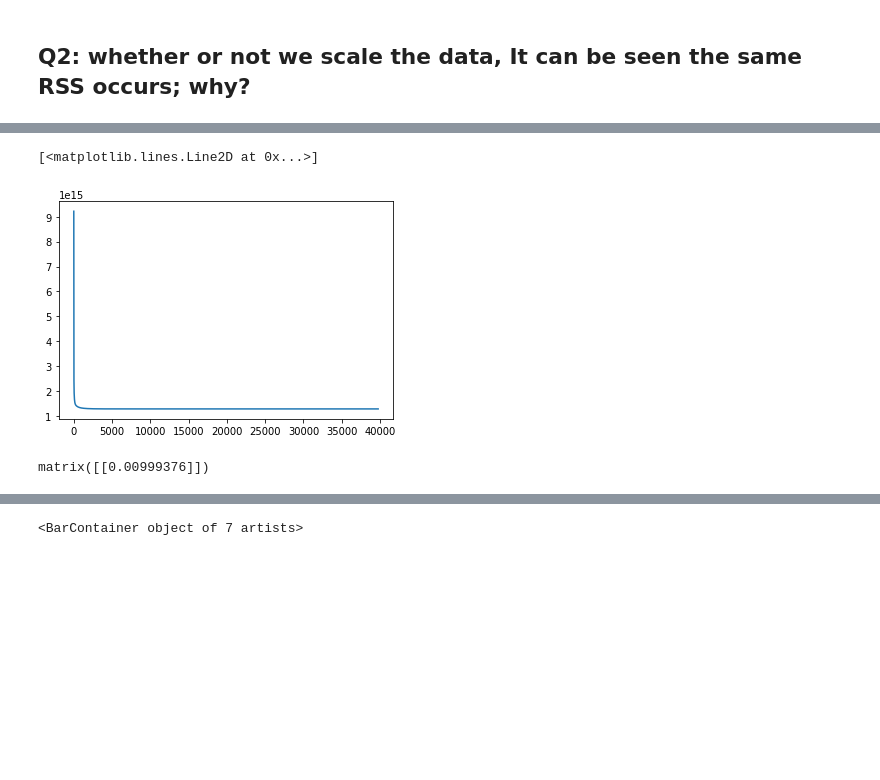
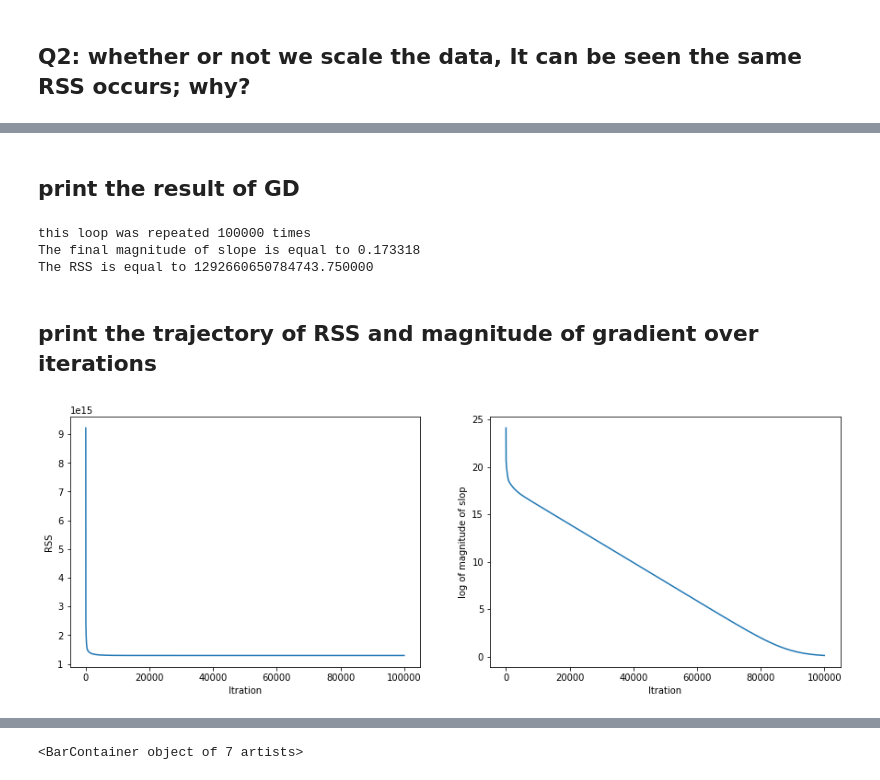
Before and after one commit to vahidseydi/Regression, a Jupyter notebook: Multiple_Regression.ipynb, the cells around one changed output, grey strips where cells are left out. Drawn from its saved outputs; the diff is of its cells as text; code cells hidden in the pictures; blank space fills up the shorter version.

```diff
--- a/Multiple_Regression.ipynb
+++ b/Multiple_Regression.ipynb
@@ -225,28 +237,55 @@ print(RSS)
 # %%
-t=0
-eps=0.01
-alpha=0.0000287
-max_iteration=100000
-RSS=[]
-w=np.zeros((D,1))
+t=1
+eps=0.00001         # threshold
+max_iteration=100000  # maximum iteration
+alpha=0.0000100       # start with this learning rate
+RSS_list=[]           # list to track RSS
+gMag_list=[]          # list to track magintude of gredient
+w=np.zeros((D,1))     # initialize weights with 0
 convergence=False
-while not convergence:
+while not convergence:    #main loop
+  # predict by current w
   Y_hat=H*w
-  RSS.append(np.asscalar((Y-Y_hat).T*(Y-Y_hat)))
+  # calculate RSS and add it to list
+  RSS=np.asscalar((Y-Y_hat).T*(Y-Y_hat))
+  RSS_list.append(RSS)
+  # calculate gradient of RSS respect to w
   g= -2* H.T*(Y-Y_hat)
-  if sum(abs(g))<=eps:
+  g_Mag=np.linalg.norm(g)
+  gMag_list.append(g_Mag)
+  # check convergence
+  if g_Mag<=eps:
     convergence=True
+    break
   if t==max_iteration:
-    convergence=True
+    break
+  #update eta
   eta=alpha/1
+  # update weights
   w=w-eta*g
   t+=1
-# %%
-plt.plot(np.arange(len(RSS)),RSS)
-# %% [output]
-[<matplotlib.lines.Line2D at 0x...>]
-[figure, removed]
-# %%
-sum(abs(g))
-# %% [output]
-matrix([[0.00999376]])
+# %% [markdown]
+## print the result of GD
+# %%
+print('this loop was repeated %d times'%t)
+print('The final magnitude of slope is equal to %f'%sum(abs(g)))
+print('The RSS is equal to %f'%RSS_list[-1])
+# %% [output]
+this loop was repeated 100000 times
+The final magnitude of slope is equal to 0.173318
+The RSS is equal to 1292660650784743.750000
+# %% [markdown]
+## print the trajectory of RSS and magnitude of gradient over iterations
+# %%
+fig = plt.figure(figsize=(15,5))
+plt.subplot(1, 2, 1)
+plt.plot(np.arange(len(RSS_list)),np.array(RSS_list))
+plt.xlabel('Itration')
+plt.ylabel('RSS')
+plt.subplot(1, 2, 2)
+plt.plot(np.arange(len(gMag_list)),np.log(np.array(gMag_list)+1))
+plt.xlabel('Itration')
+plt.ylabel('log of magnitude of slop')
+plt.show()
+# %% [output]
+[figure, added]
```
Also changed, not shown: parts of 7 cells of this notebook.
